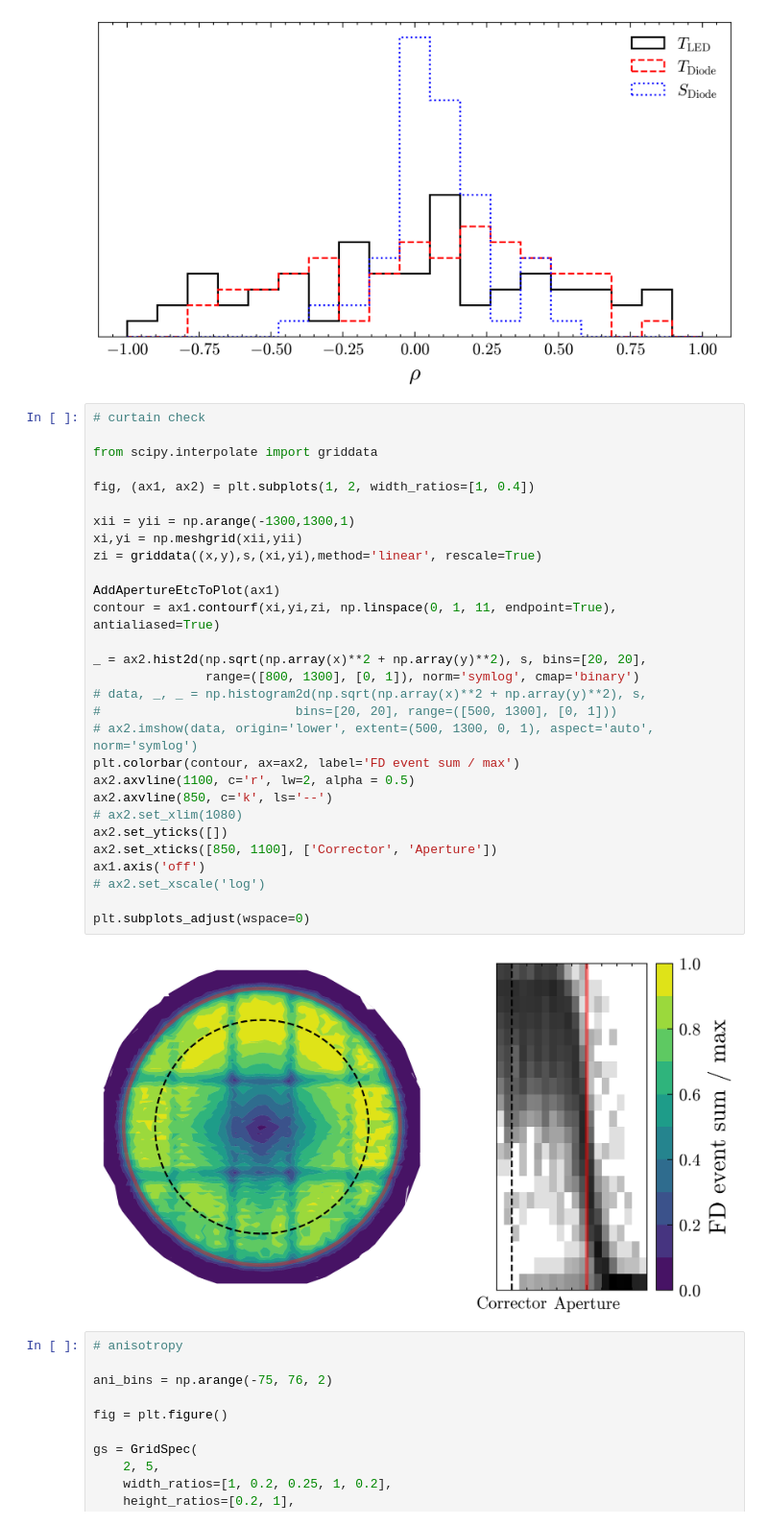
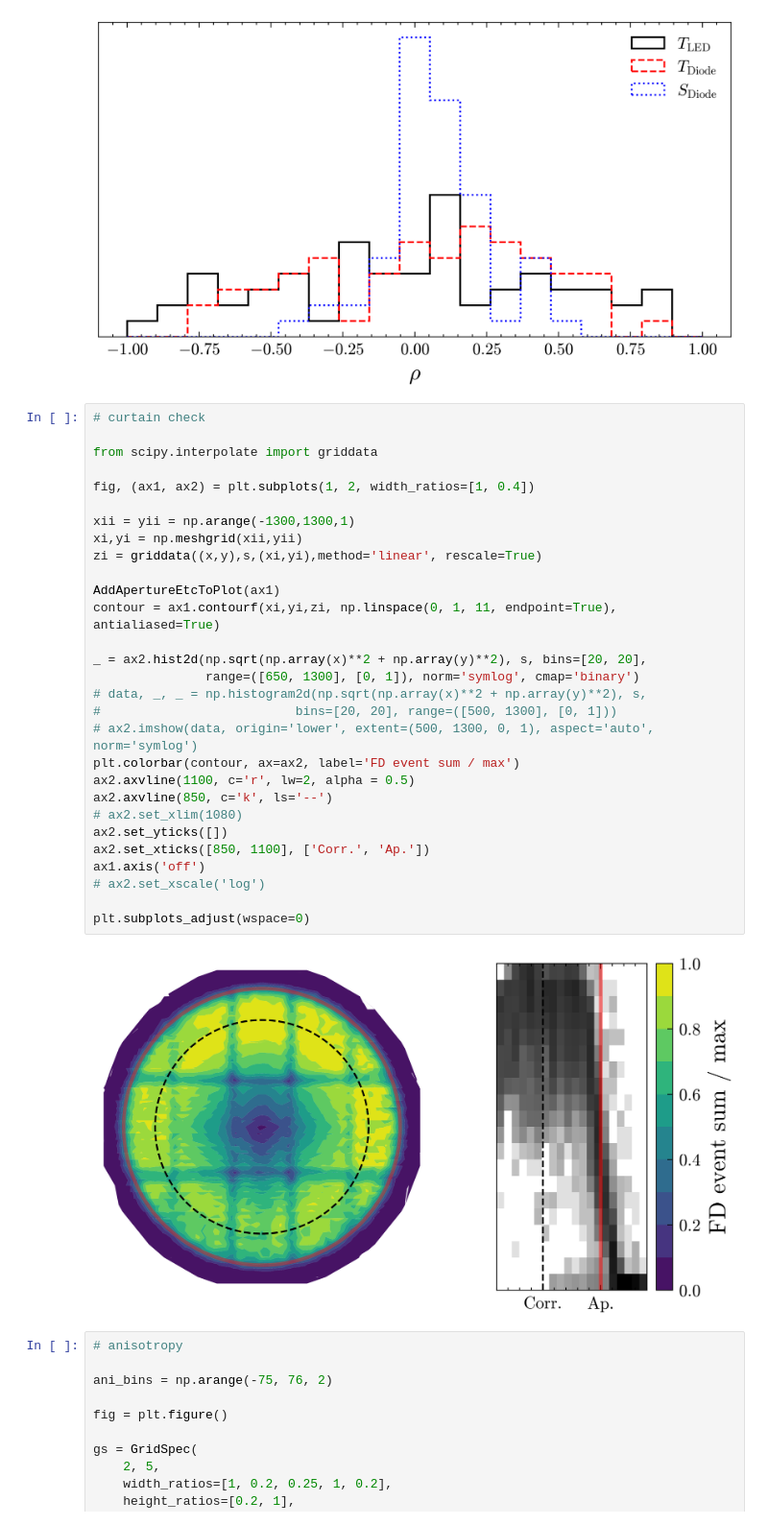
Before and after one commit to Quizznor/phd-thesis, a Jupyter notebook: Projects/XYScanner/QualityCheck/quality_cuts.ipynb, the cells around one changed output. Shown at 96% size. Saved outputs shown, nothing was run; the diff lists cells and outputs as text.

```diff
--- a/Projects/XYScanner/QualityCheck/quality_cuts.ipynb
+++ b/Projects/XYScanner/QualityCheck/quality_cuts.ipynb
@@ -263,34 +269,34 @@ plt.legend()
 # %%
 # curtain check
 
 from scipy.interpolate import griddata
 
 fig, (ax1, ax2) = plt.subplots(1, 2, width_ratios=[1, 0.4])
 
 xii = yii = np.arange(-1300,1300,1)
 xi,yi = np.meshgrid(xii,yii)
 zi = griddata((x,y),s,(xi,yi),method='linear', rescale=True)
 
 AddApertureEtcToPlot(ax1)
 contour = ax1.contourf(xi,yi,zi, np.linspace(0, 1, 11, endpoint=True), antialiased=True)
 
 _ = ax2.hist2d(np.sqrt(np.array(x)**2 + np.array(y)**2), s, bins=[20, 20],
-               range=([800, 1300], [0, 1]), norm='symlog', cmap='binary')
+               range=([650, 1300], [0, 1]), norm='symlog', cmap='binary')
 # data, _, _ = np.histogram2d(np.sqrt(np.array(x)**2 + np.array(y)**2), s,
 #                          bins=[20, 20], range=([500, 1300], [0, 1]))
 # ax2.imshow(data, origin='lower', extent=(500, 1300, 0, 1), aspect='auto', norm='symlog')
 plt.colorbar(contour, ax=ax2, label='FD event sum / max')
 ax2.axvline(1100, c='r', lw=2, alpha = 0.5)
 ax2.axvline(850, c='k', ls='--')
 # ax2.set_xlim(1080)
 ax2.set_yticks([])
-ax2.set_xticks([850, 1100], ['Corrector', 'Aperture'])
+ax2.set_xticks([850, 1100], ['Corr.', 'Ap.'])
 ax1.axis('off')
 # ax2.set_xscale('log')
 
 plt.subplots_adjust(wspace=0)
 # %% [output]
-[figure, old version]
+[figure, new version]
 # %%
 # anisotropy
 
```
Also changed, not shown: parts of 5 cells of this notebook, 1 other file.
